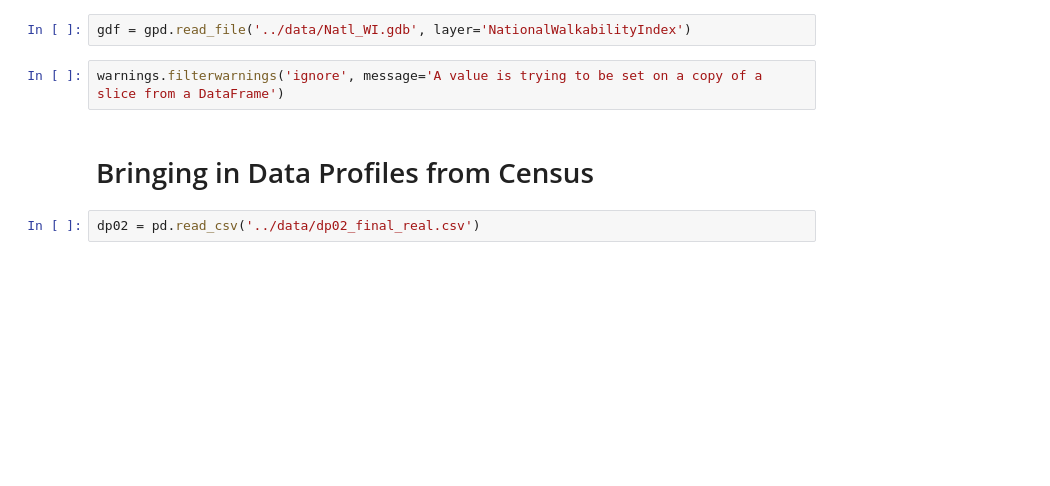
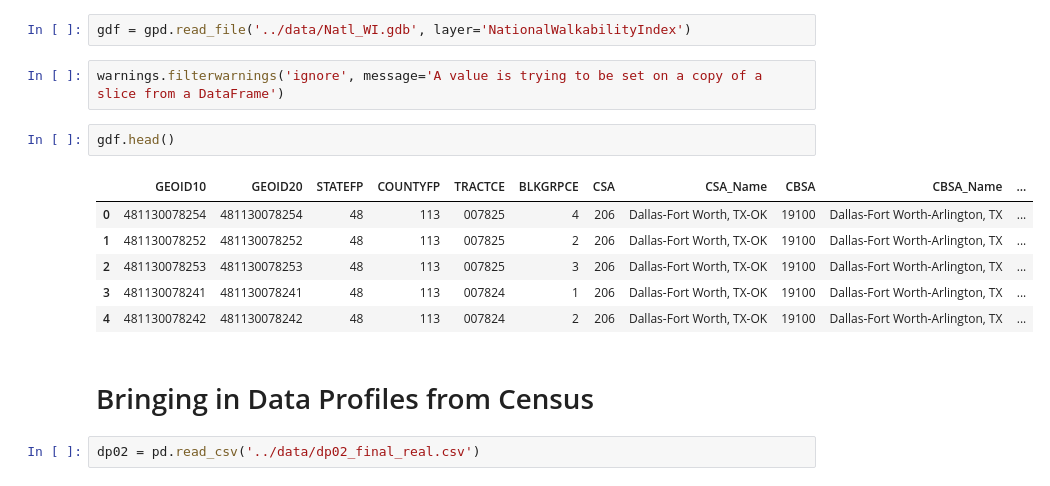
Before and after one commit to Noah-Filben/Factors-Influencing-Walkability-A-Comparative-Analysis-Across-US-Combined-Statistical-Areas, a Jupyter notebook: Factors_Influencing_Walkability_A_Comparative_Analysis_Across_US_Combined_Statistical_Areas.ipynb, the cells around one changed output. Saved outputs shown, nothing was run; the diff lists cells and outputs as text; blank space fills up the shorter version.

```diff
--- a/Factors_Influencing_Walkability_A_Comparative_Analysis_Across_US_Combined_Statistical_Areas.ipynb
+++ b/Factors_Influencing_Walkability_A_Comparative_Analysis_Across_US_Combined_Statistical_Areas.ipynb
@@ -14,6 +15,15 @@ pd.set_option('display.max_columns', None)
 gdf = gpd.read_file('../data/Natl_WI.gdb', layer='NationalWalkabilityIndex')
 # %%
 warnings.filterwarnings('ignore', message='A value is trying to be set on a copy of a slice from a DataFrame')
+# %%
+gdf.head()
+# %% [output]
+|  | GEOID10 | GEOID20 | STATEFP | COUNTYFP | TRACTCE | BLKGRPCE | CSA | CSA_Name | CBSA | CBSA_Name | ... |
+| 0 | 481130078254 | 481130078254 | 48 | 113 | 007825 | 4 | 206 | Dallas-Fort Worth, TX-OK | 19100 | Dallas-Fort Worth-Arlington, TX | ... |
+| 1 | 481130078252 | 481130078252 | 48 | 113 | 007825 | 2 | 206 | Dallas-Fort Worth, TX-OK | 19100 | Dallas-Fort Worth-Arlington, TX | ... |
+| 2 | 481130078253 | 481130078253 | 48 | 113 | 007825 | 3 | 206 | Dallas-Fort Worth, TX-OK | 19100 | Dallas-Fort Worth-Arlington, TX | ... |
+| 3 | 481130078241 | 481130078241 | 48 | 113 | 007824 | 1 | 206 | Dallas-Fort Worth, TX-OK | 19100 | Dallas-Fort Worth-Arlington, TX | ... |
+| 4 | 481130078242 | 481130078242 | 48 | 113 | 007824 | 2 | 206 | Dallas-Fort Worth, TX-OK | 19100 | Dallas-Fort Worth-Arlington, TX | ... |
 # %% [markdown]
 # Bringing in Data Profiles from Census
 # %%
```
Also changed, not shown: parts of 41 cells of this notebook, 6 other files.
